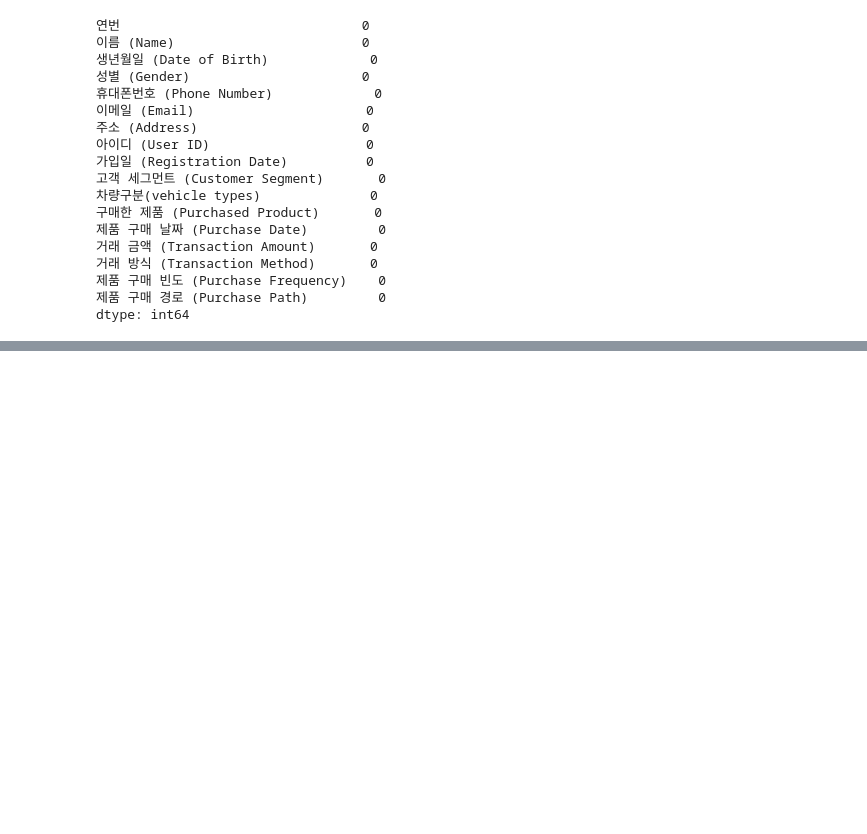
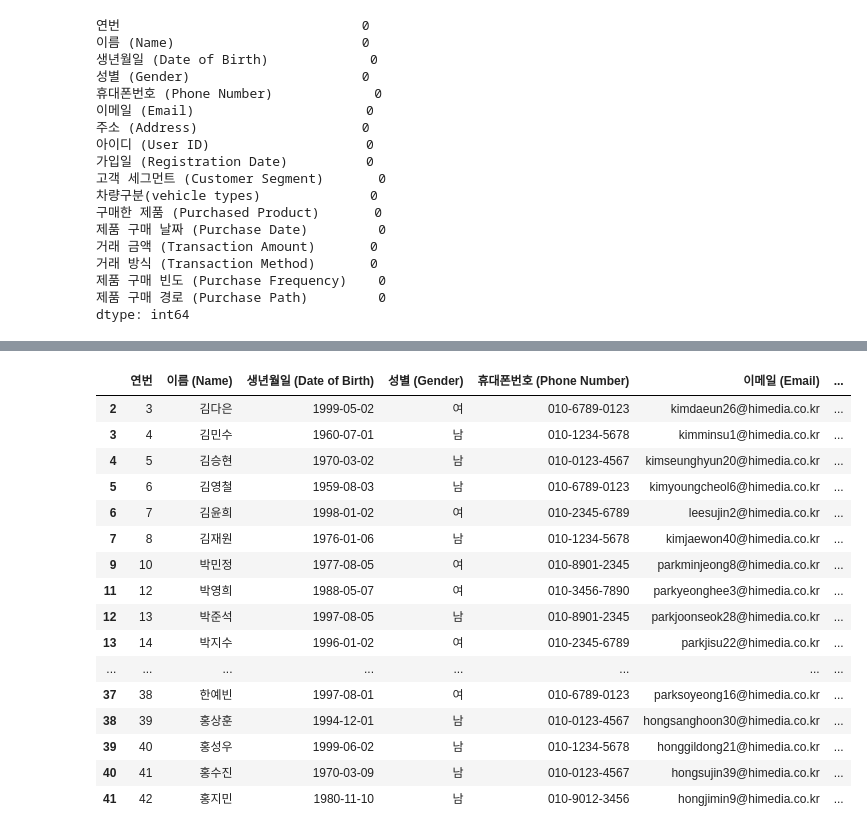
Before and after one commit to codekookiz/mini-project-1, a Jupyter notebook: analysis.ipynb, the cells around one changed output, grey strips where cells are left out. Drawn from its saved outputs; the diff is of its cells as text; code cells hidden in the pictures; blank space fills up the shorter version.

```diff
--- a/analysis.ipynb
+++ b/analysis.ipynb
@@ -44,0 +68,3 @@ dtype: int64
+# %%
+# 거래 금액 데이터 타입 변경
+df["거래 금액 (Transaction Amount)"] = df["거래 금액 (Transaction Amount)"].str.replace(",", "").astype(int)
@@ -44,0 +87,21 @@ dtype: int64
+# %%
+# 포인트 1. 휴대폰번호가 동일한 사람 존재 -> 중복 제거 필요?
+df[df["휴대폰번호 (Phone Number)"].isin(df["휴대폰번호 (Phone Number)"].value_counts()[df["휴대폰번호 (Phone Number)"].value_counts() > 1].index)]
+# %% [output]
+|  | 연번 | 이름 (Name) | 생년월일 (Date of Birth) | 성별 (Gender) | 휴대폰번호 (Phone Number) | 이메일 (Email) | ... |
+| 2 | 3 | 김다은 | 1999-05-02 | 여 | 010-6789-0123 | kimdaeun26@himedia.co.kr | ... |
+| 3 | 4 | 김민수 | 1960-07-01 | 남 | 010-1234-5678 | kimminsu1@himedia.co.kr | ... |
+| 4 | 5 | 김승현 | 1970-03-02 | 남 | 010-0123-4567 | kimseunghyun20@himedia.co.kr | ... |
+| 5 | 6 | 김영철 | 1959-08-03 | 남 | 010-6789-0123 | kimyoungcheol6@himedia.co.kr | ... |
+| 6 | 7 | 김윤희 | 1998-01-02 | 여 | 010-2345-6789 | leesujin2@himedia.co.kr | ... |
+| 7 | 8 | 김재원 | 1976-01-06 | 남 | 010-1234-5678 | kimjaewon40@himedia.co.kr | ... |
+| 9 | 10 | 박민정 | 1977-08-05 | 여 | 010-8901-2345 | parkminjeong8@himedia.co.kr | ... |
+| 11 | 12 | 박영희 | 1988-05-07 | 여 | 010-3456-7890 | parkyeonghee3@himedia.co.kr | ... |
+| 12 | 13 | 박준석 | 1997-08-05 | 남 | 010-8901-2345 | parkjoonseok28@himedia.co.kr | ... |
+| 13 | 14 | 박지수 | 1996-01-02 | 여 | 010-2345-6789 | parkjisu22@himedia.co.kr | ... |
+| ... | ... | ... | ... | ... | ... | ... | ... |
+| 37 | 38 | 한예빈 | 1997-08-01 | 여 | 010-6789-0123 | parksoyeong16@himedia.co.kr | ... |
+| 38 | 39 | 홍상훈 | 1994-12-01 | 남 | 010-0123-4567 | hongsanghoon30@himedia.co.kr | ... |
+| 39 | 40 | 홍성우 | 1999-06-02 | 남 | 010-1234-5678 | honggildong21@himedia.co.kr | ... |
+| 40 | 41 | 홍수진 | 1970-03-09 | 남 | 010-0123-4567 | hongsujin39@himedia.co.kr | ... |
+| 41 | 42 | 홍지민 | 1980-11-10 | 남 | 010-9012-3456 | hongjimin9@himedia.co.kr | ... |
```
Also changed, not shown: parts of 4 cells of this notebook.
